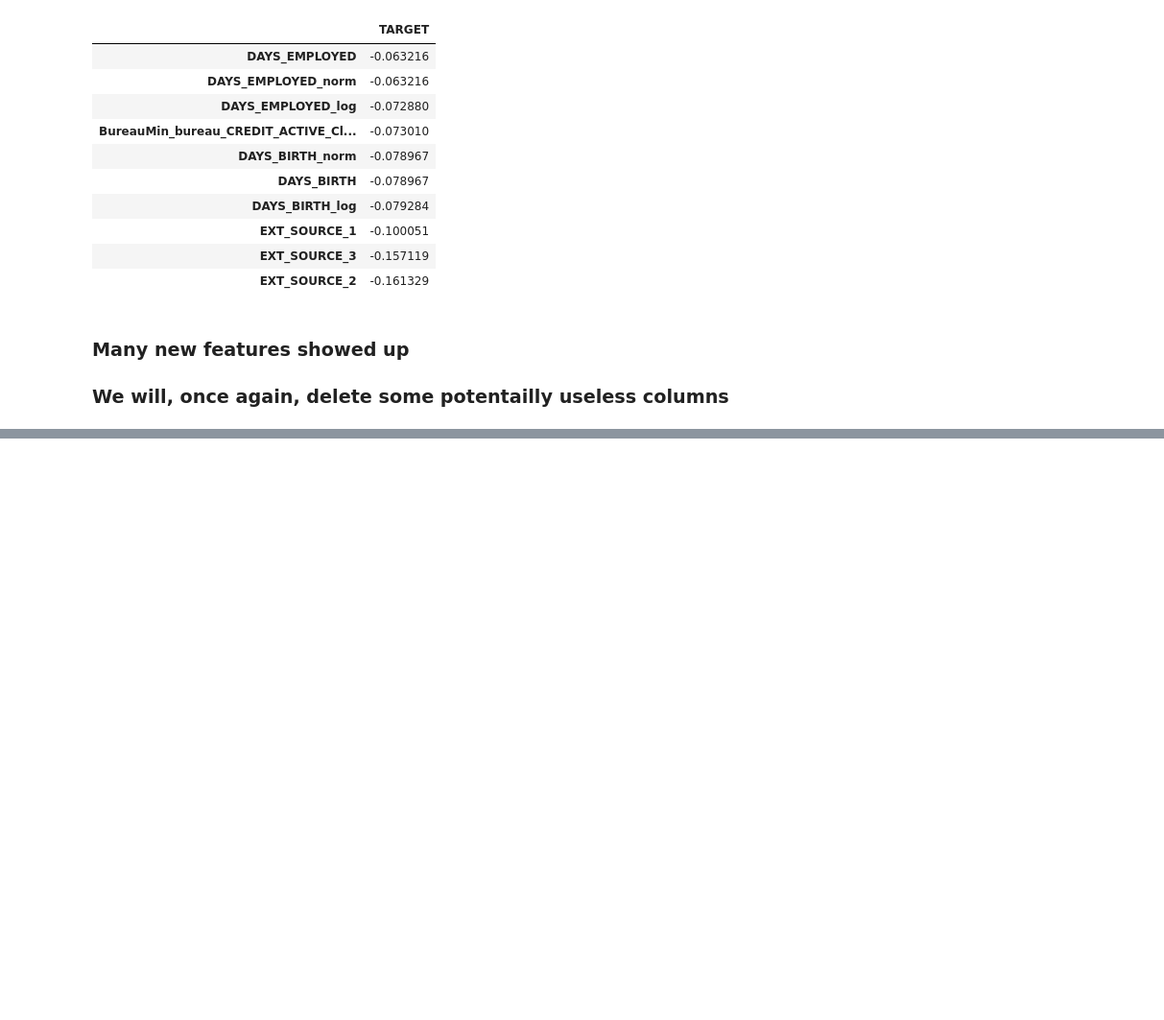
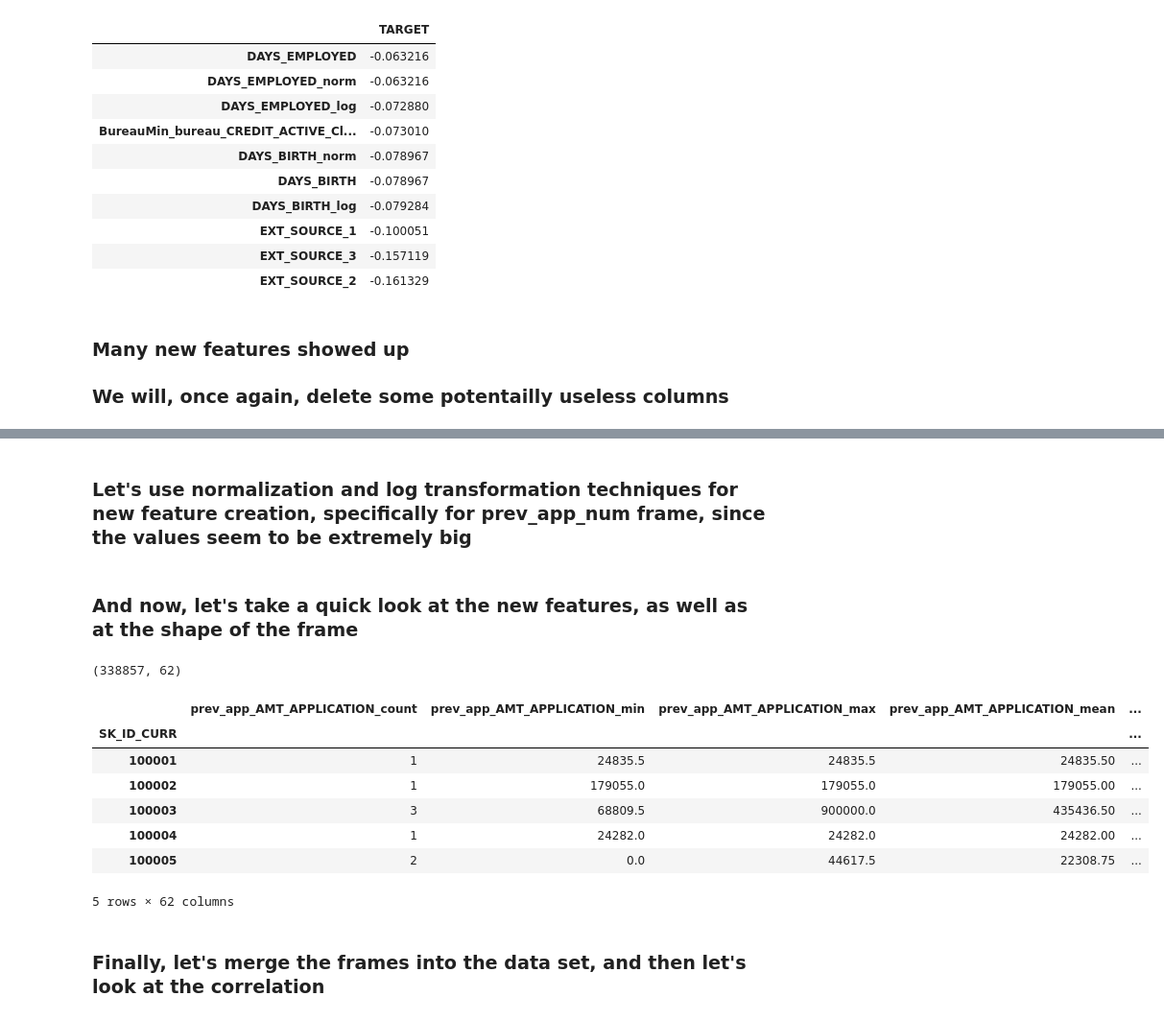
Before and after one commit to IML-Project/Home_Credit_Default_Risk_Project, a Jupyter notebook: FeatureEngineering.ipynb, the cells around one changed output, grey strips where cells are left out. Shown: that part at 96% size. Saved outputs shown, nothing was run; the diff lists cells and outputs as text; code cells hidden in the pictures; blank space fills up the shorter version.

```diff
--- a/FeatureEngineering.ipynb
+++ b/FeatureEngineering.ipynb
@@ -566,0 +684,27 @@ main_data.shape
+# %%
+prev_app_num = fill_missing_values(prev_app_num, mean = True)
+# %% [markdown]
+### Let's use normalization and log transformation techniques for new feature creation, specifically for prev_app_num frame, since the values seem to be extremely big
+# %%
+prev_app_num = normalization(prev_app_num)
+# %%
+prev_app_num = log_transform(prev_app_num)
+# %% [markdown]
+### And now, let's take a quick look at the new features, as well as at the shape of the frame
+# %%
+prev_app_num.shape
+# %% [output]
+(338857, 62)
+# %%
+prev_app_num.head(5)
+# %% [output]
+|  | prev_app_AMT_APPLICATION_count | prev_app_AMT_APPLICATION_min | prev_app_AMT_APPLICATION_max | prev_app_AMT_APPLICATION_mean | ... |
+| SK_ID_CURR |  |  |  |  | ... |
+| 100001 | 1 | 24835.5 | 24835.5 | 24835.50 | ... |
+| 100002 | 1 | 179055.0 | 179055.0 | 179055.00 | ... |
+| 100003 | 3 | 68809.5 | 900000.0 | 435436.50 | ... |
+| 100004 | 1 | 24282.0 | 24282.0 | 24282.00 | ... |
+| 100005 | 2 | 0.0 | 44617.5 | 22308.75 | ... |
+5 rows × 62 columns
+# %% [markdown]
+### Finally, let's merge the frames into the data set, and then let's look at the correlation
```
Also changed, not shown: parts of 42 cells of this notebook.
